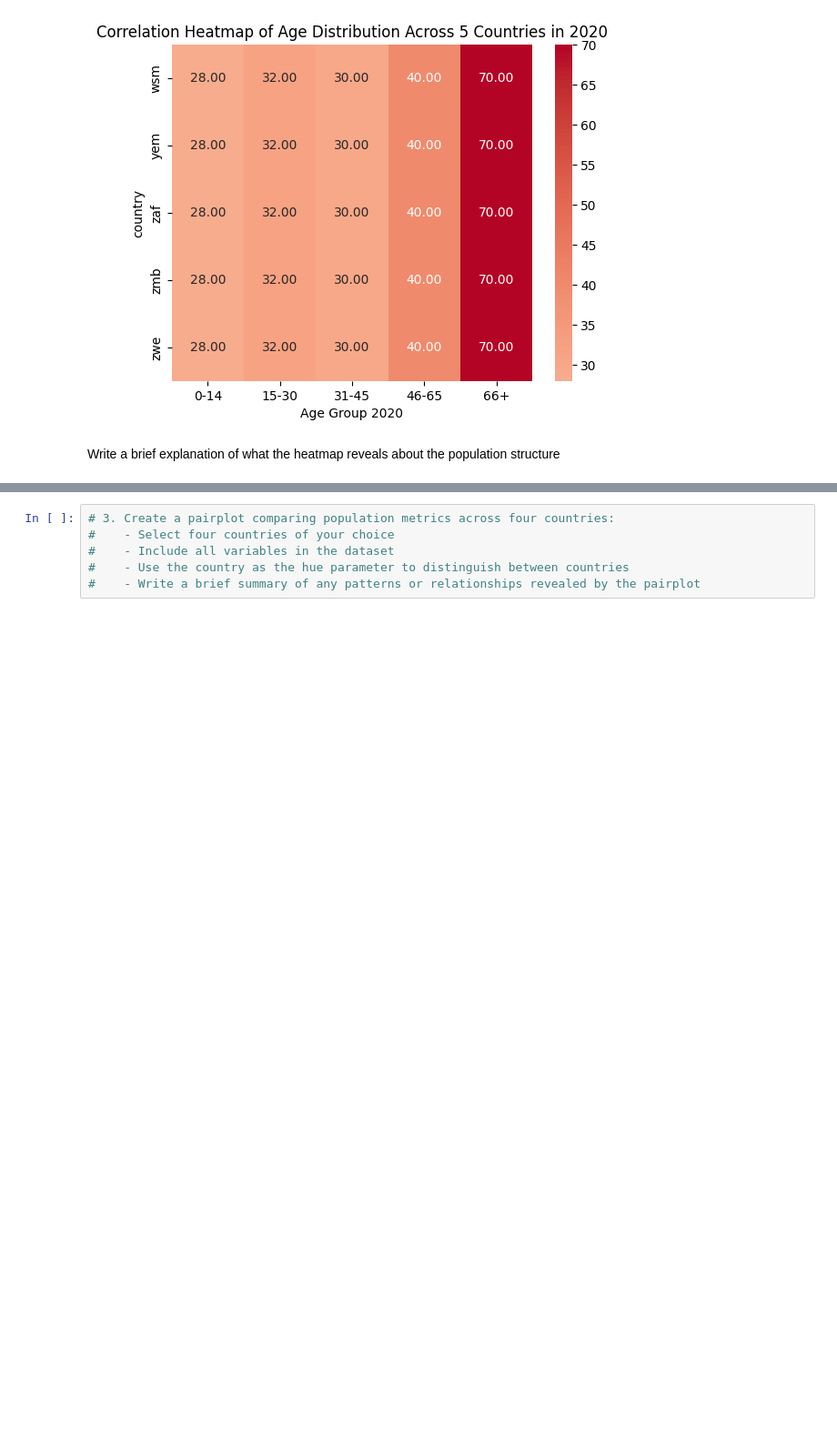
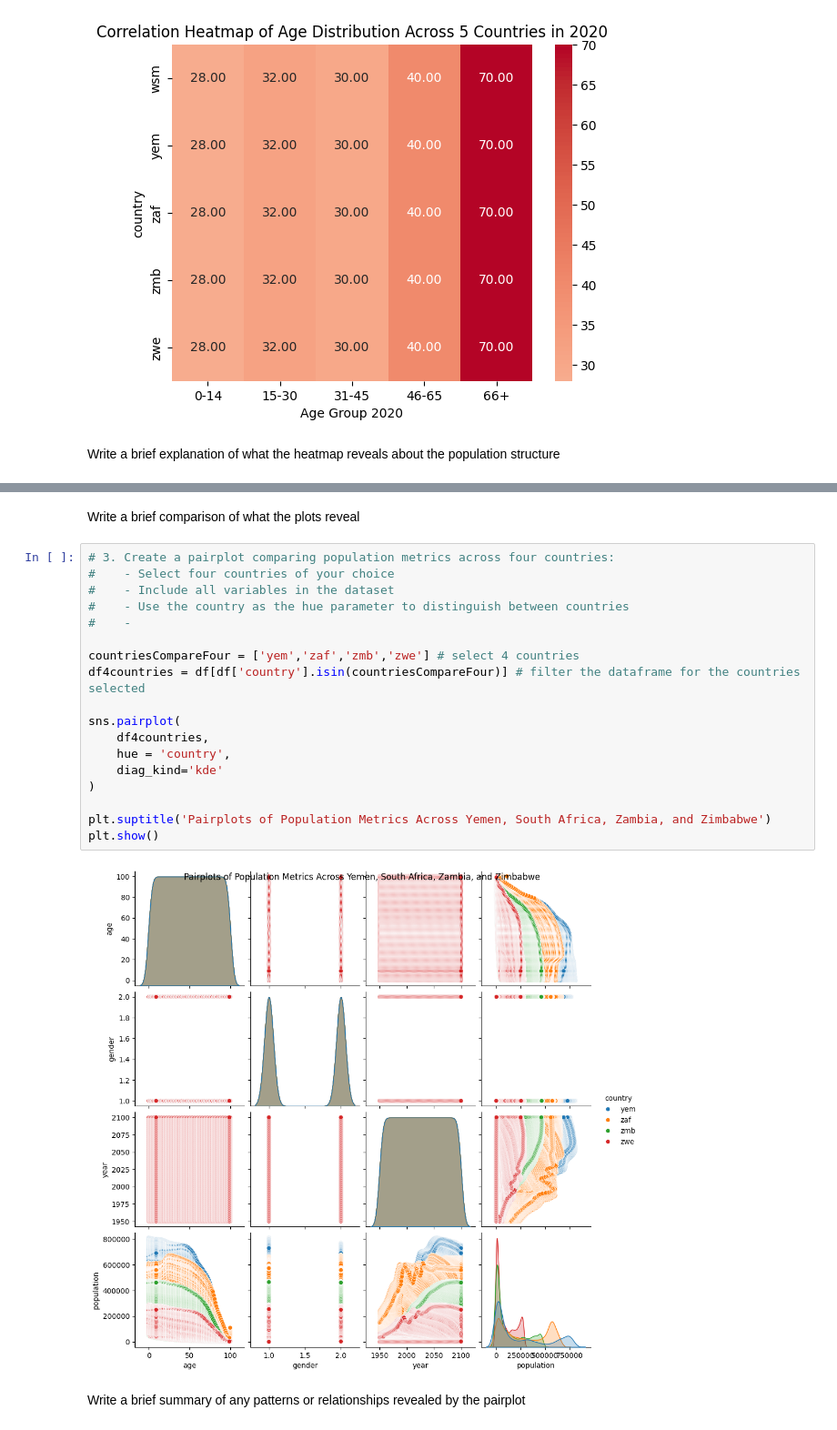
Before and after one commit to UCSF-DataSci/07-visualization-anagasuri, a Jupyter notebook: visualization.ipynb, the cells around one changed output, grey strips where cells are left out. Shown: that part at 91% size. Cells and saved outputs as stored; diff of their text form; blank space fills up the shorter version.

Commit message:
completed pair plots

```diff
--- a/visualization.ipynb
+++ b/visualization.ipynb
@@ -145,9 +148,27 @@ plt.legend(title='Gender')
 plt.show()
 # %% [output]
 [figure]
+# %% [markdown]
+Write a brief comparison of what the plots reveal
 # %%
 # 3. Create a pairplot comparing population metrics across four countries:
 #    - Select four countries of your choice
 #    - Include all variables in the dataset
 #    - Use the country as the hue parameter to distinguish between countries
-#    - Write a brief summary of any patterns or relationships revealed by the pairplot
+#    -
+
+countriesCompareFour = ['yem','zaf','zmb','zwe'] # select 4 countries
+df4countries = df[df['country'].isin(countriesCompareFour)] # filter the dataframe for the countries selected
+
+sns.pairplot(
+    df4countries,
+    hue = 'country',
+    diag_kind='kde'
+)
+
+plt.suptitle('Pairplots of Population Metrics Across Yemen, South Africa, Zambia, and Zimbabwe')
+plt.show()
+# %% [output]
+[figure, added]
+# %% [markdown]
+Write a brief summary of any patterns or relationships revealed by the pairplot
```
Also changed, not shown: parts of 1 cell of this notebook.
